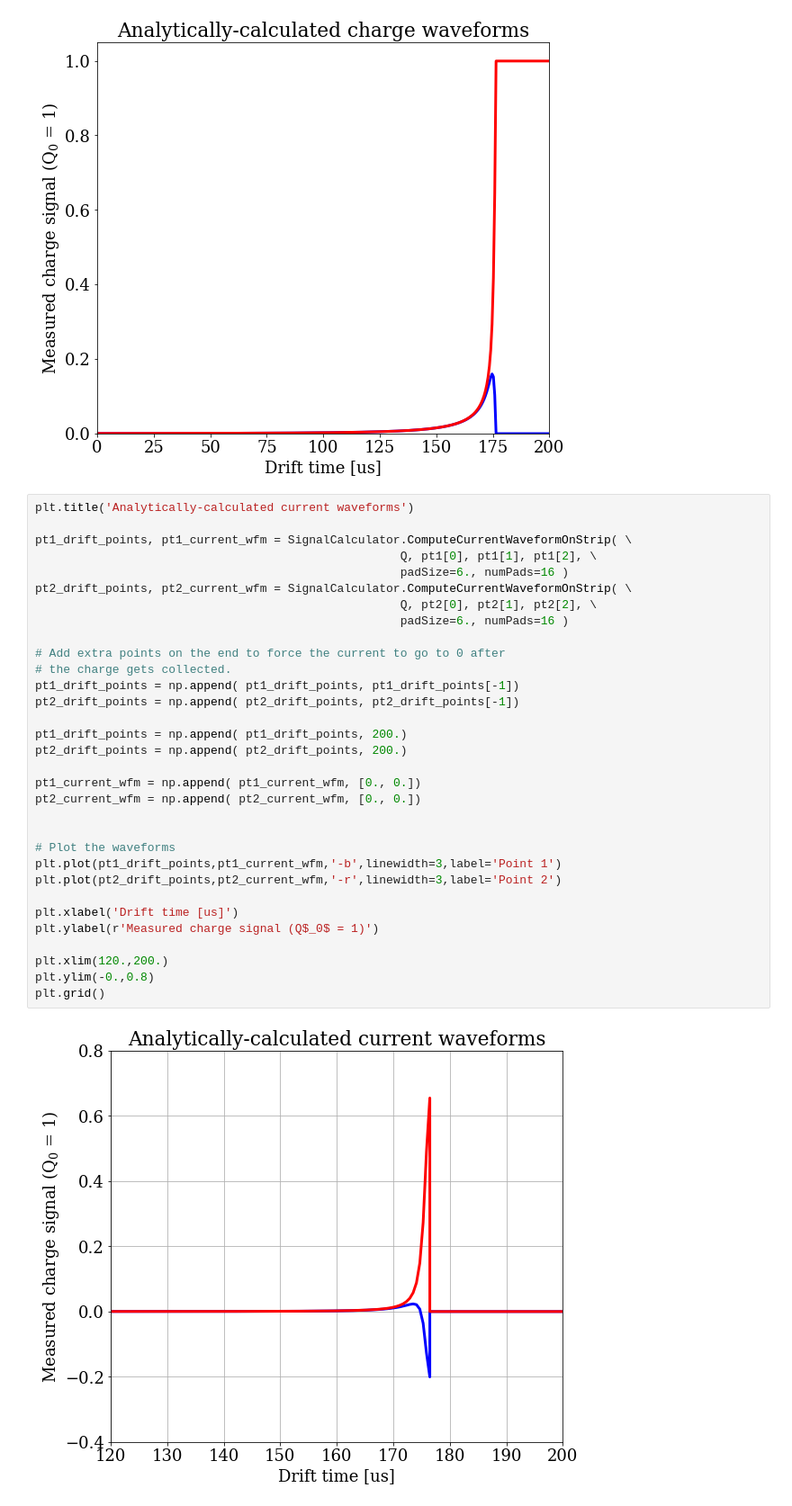
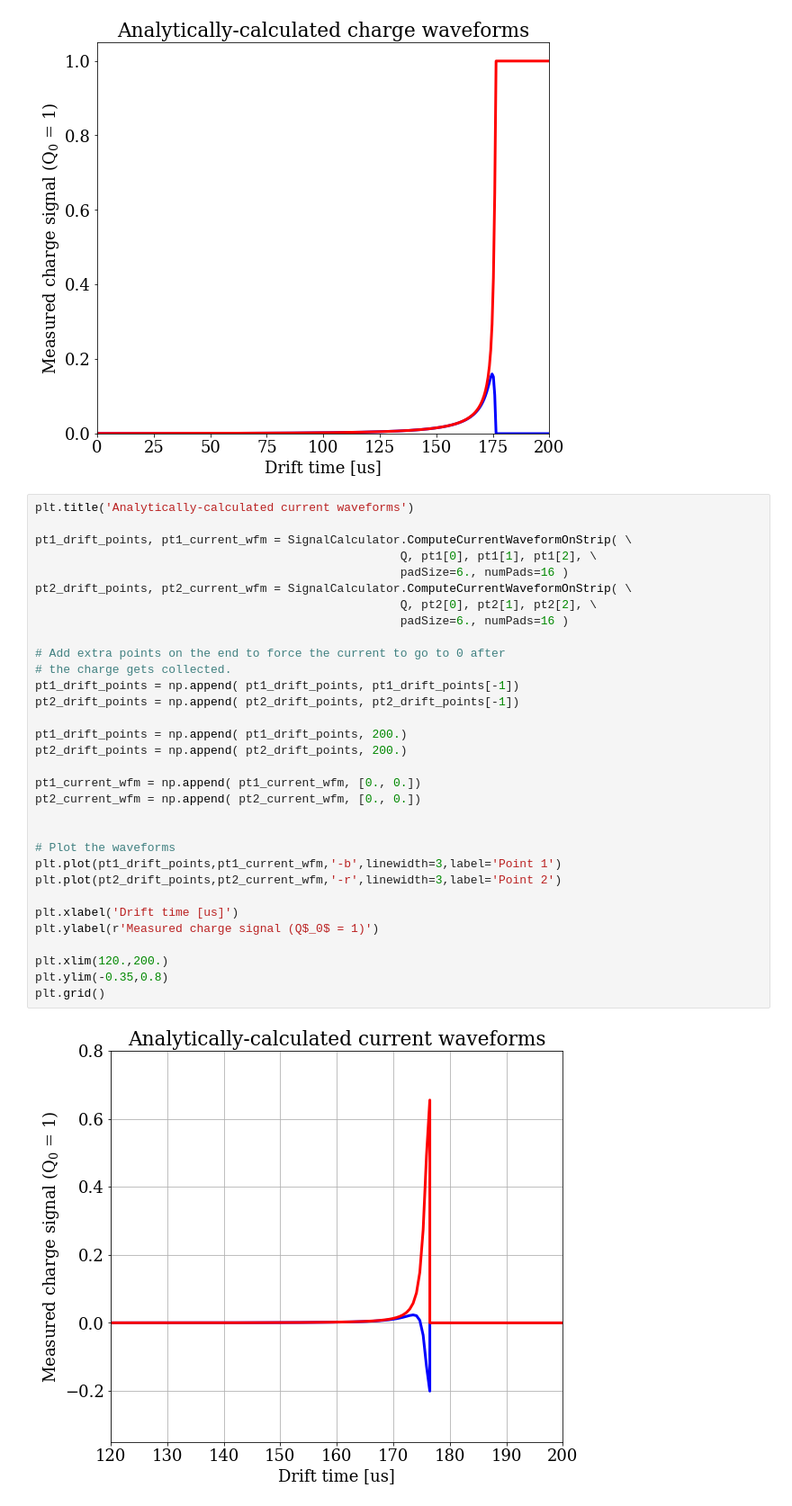
Before and after one commit to bglenardo/CurrentAndChargeSignalCalculator, a Jupyter notebook: Example Notebook.ipynb, the cells around one changed output. Shown: that part at 90% size. Saved outputs shown, nothing was run; the diff lists cells and outputs as text.

```diff
--- a/Example Notebook.ipynb
+++ b/Example Notebook.ipynb
@@ -262,32 +262,32 @@ plt.title('Analytically-calculated current waveforms')
 
 pt1_drift_points, pt1_current_wfm = SignalCalculator.ComputeCurrentWaveformOnStrip( \
                                                     Q, pt1[0], pt1[1], pt1[2], \
                                                     padSize=6., numPads=16 )
 pt2_drift_points, pt2_current_wfm = SignalCalculator.ComputeCurrentWaveformOnStrip( \
                                                     Q, pt2[0], pt2[1], pt2[2], \
                                                     padSize=6., numPads=16 )
 
 # Add extra points on the end to force the current to go to 0 after
 # the charge gets collected.
 pt1_drift_points = np.append( pt1_drift_points, pt1_drift_points[-1])
 pt2_drift_points = np.append( pt2_drift_points, pt2_drift_points[-1])
 
 pt1_drift_points = np.append( pt1_drift_points, 200.)
 pt2_drift_points = np.append( pt2_drift_points, 200.)
 
 pt1_current_wfm = np.append( pt1_current_wfm, [0., 0.])
 pt2_current_wfm = np.append( pt2_current_wfm, [0., 0.])
 
 
 # Plot the waveforms
 plt.plot(pt1_drift_points,pt1_current_wfm,'-b',linewidth=3,label='Point 1')
 plt.plot(pt2_drift_points,pt2_current_wfm,'-r',linewidth=3,label='Point 2')
 
 plt.xlabel('Drift time [us]')
 plt.ylabel(r'Measured charge signal (Q$_0$ = 1)')
 
 plt.xlim(120.,200.)
-plt.ylim(-0.,0.8)
+plt.ylim(-0.35,0.8)
 plt.grid()
 # %% [output]
-[figure, old version]
+[figure, new version]
```
